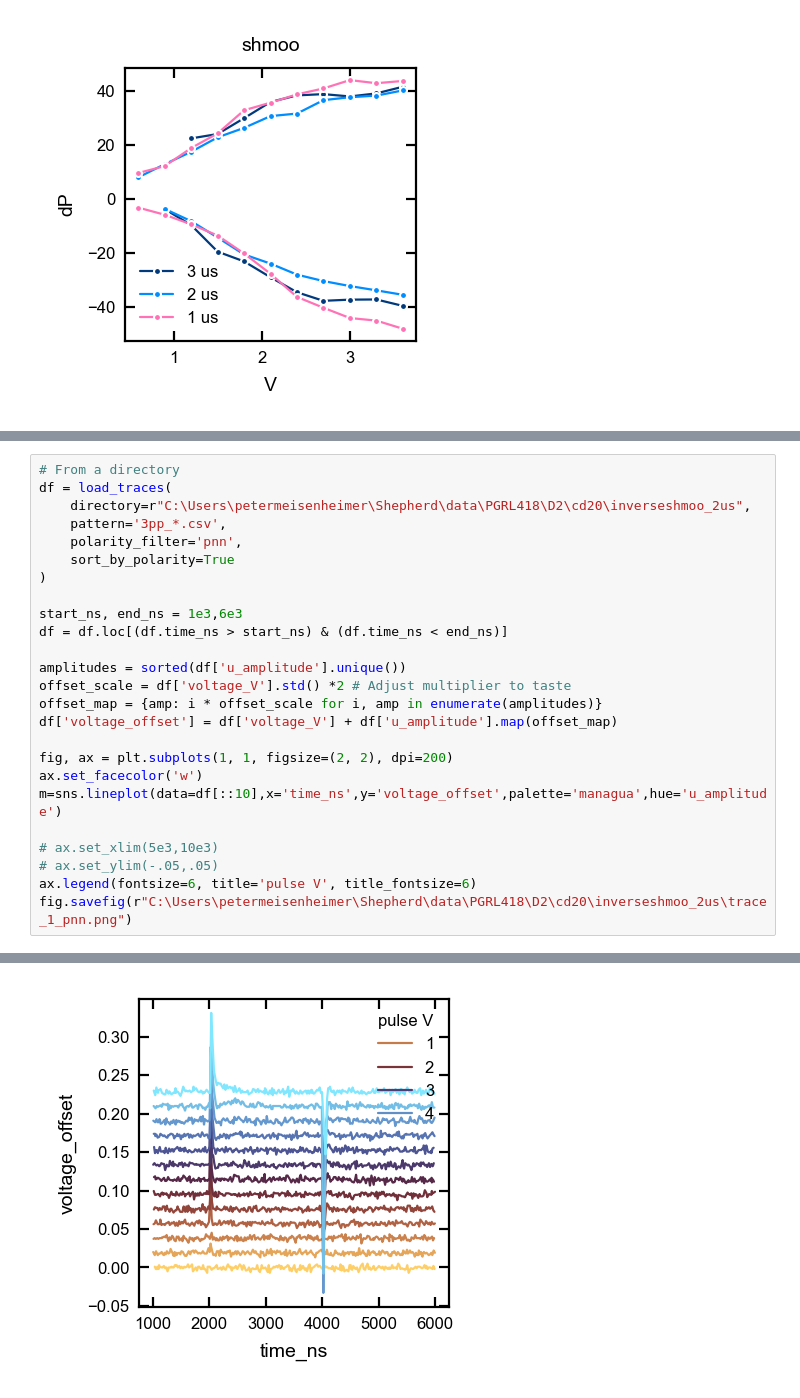
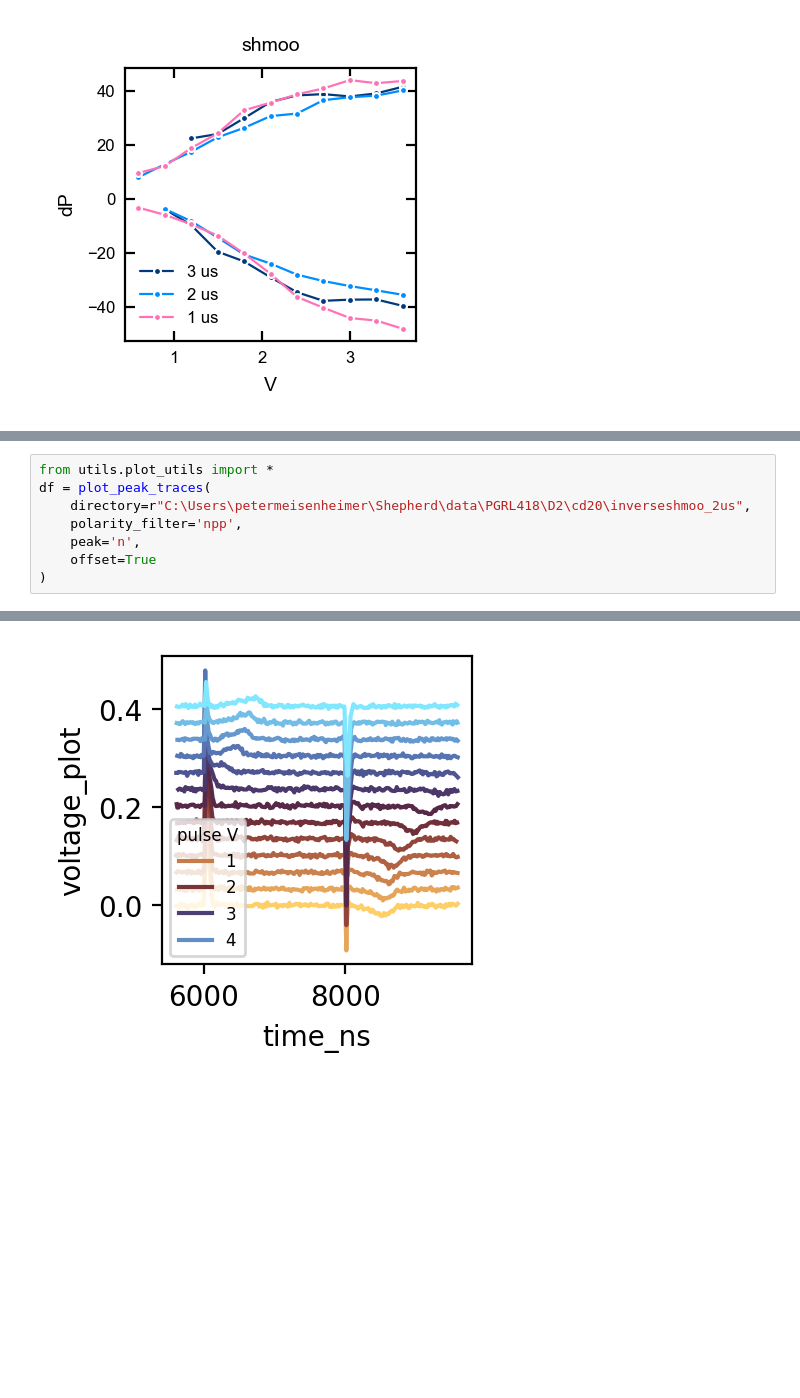
Before and after one commit to meisep/Shepherd_0.1, a Jupyter notebook: plotting_master.ipynb, the cells around one changed output, grey strips where cells are left out. Drawn from its saved outputs; the diff is of its cells as text; blank space fills up the shorter version.

Commit message:
trace overplotting

```diff
--- a/plotting_master.ipynb
+++ b/plotting_master.ipynb
@@ -206,26 +197,9 @@ C:\Users\petermeisenheimer\Shepherd\data\PGRL418\D2\cd20\inverseshmoo_2us\3pp_np
 # %%
-# From a directory
-df = load_traces(
+from utils.plot_utils import *
+df = plot_peak_traces(
     directory=r"C:\Users\petermeisenheimer\Shepherd\data\PGRL418\D2\cd20\inverseshmoo_2us",
-    pattern='3pp_*.csv',
-    polarity_filter='pnn',
-    sort_by_polarity=True
+    polarity_filter='npp',
+    peak='n',
+    offset=True
 )
-
-start_ns, end_ns = 1e3,6e3
-df = df.loc[(df.time_ns > start_ns) & (df.time_ns < end_ns)]
-
-amplitudes = sorted(df['u_amplitude'].unique())
-offset_scale = df['voltage_V'].std() *2 # Adjust multiplier to taste
-offset_map = {amp: i * offset_scale for i, amp in enumerate(amplitudes)}
-df['voltage_offset'] = df['voltage_V'] + df['u_amplitude'].map(offset_map)
-
-fig, ax = plt.subplots(1, 1, figsize=(2, 2), dpi=200)
-ax.set_facecolor('w')
-m=sns.lineplot(data=df[::10],x='time_ns',y='voltage_offset',palette='managua',hue='u_amplitude')
-
-# ax.set_xlim(5e3,10e3)
-# ax.set_ylim(-.05,.05)
-ax.legend(fontsize=6, title='pulse V', title_fontsize=6)
-fig.savefig(r"C:\Users\petermeisenheimer\Shepherd\data\PGRL418\D2\cd20\inverseshmoo_2us\trace_1_pnn.png")
 # %% [output]
@@ -245,2 +219,2 @@ C:\Users\petermeisenheimer\Shepherd\data\PGRL418\D2\cd20\inverseshmoo_2us\3pp_pn
-[figure, old version]
+[figure, new version]
 # %%
```
Also changed, not shown: parts of 3 cells of this notebook, 3 other files.
